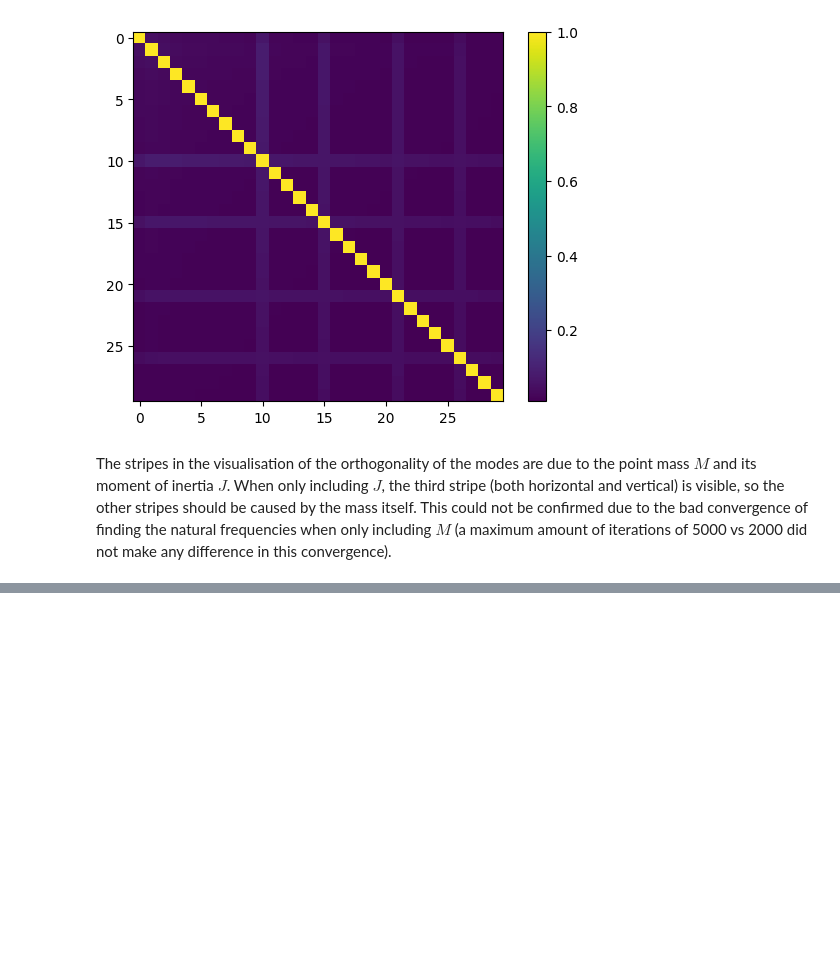
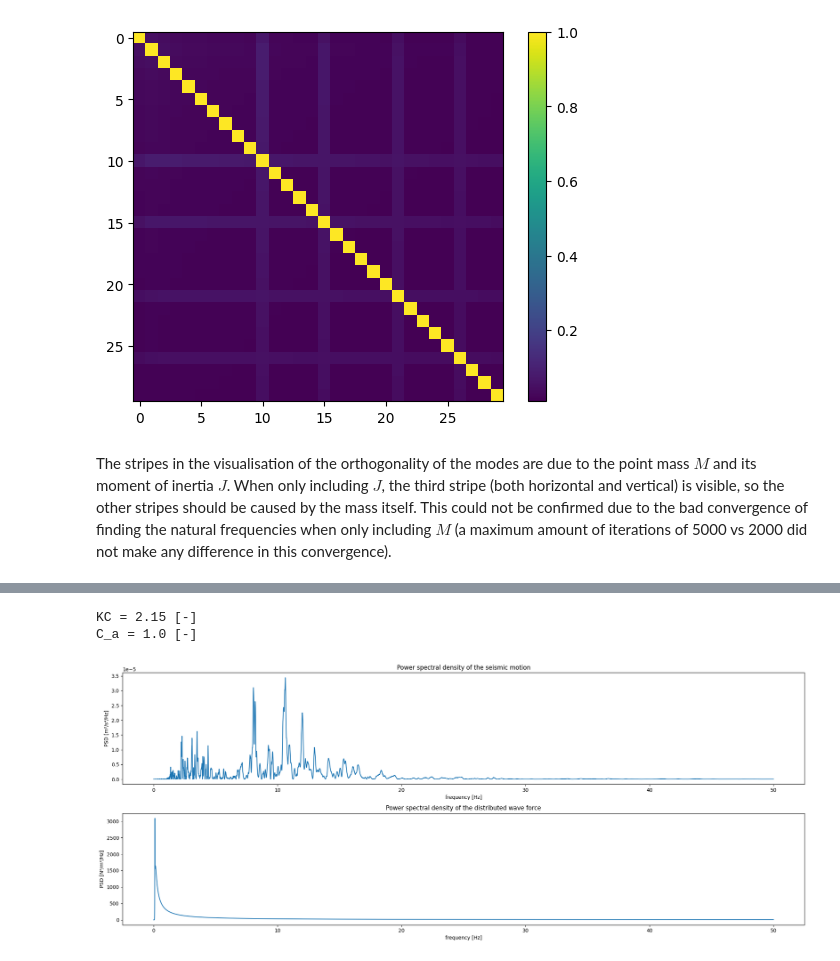
Before and after one commit to Lymone96/CIEM5220-Group2, a Jupyter notebook: 1_SRE/Part 1/CIEM5220_SRE_PW1_2025_MMarissen5381827_GMylonopoulos4807421_BSlingerland5309913_JThomas6276423.ipynb, the cells around one changed output, grey strips where cells are left out. Cells and saved outputs as stored; diff of their text form; code cells hidden in the pictures; blank space fills up the shorter version.

```diff
--- a/1_SRE/Part 1/CIEM5220_SRE_PW1_2025_MMarissen5381827_GMylonopoulos4807421_BSlingerland5309913_JThomas6276423.ipynb
+++ b/1_SRE/Part 1/CIEM5220_SRE_PW1_2025_MMarissen5381827_GMylonopoulos4807421_BSlingerland5309913_JThomas6276423.ipynb
@@ -475,6 +503,8 @@ with $U_{10}$ the average wind speed at a reference height of 10 meter and fetch
 * $U_{10} = 23$ [m/s]
 * $F = 200\cdot10^3$ [m]
 # %%
+#Defining the power spectral density for the wave force (JONSWAP spectrum)
+
 g = 9.81 #m/s²
 beta = 5 / 4
 gamma = 3.3
@@ -490,11 +520,13 @@ f_p = f_p_tilde * g / U_10
 alpha = 0.076 * F_tilde**(-0.22)
 
 freq_waves = np.linspace(0.001, f_max_JS, 500)
-sigma = sigma_l * np.ones_like(freq_waves)
-sigma[freq_waves > f_p] = sigma_u
-PSD_waves = alpha * g**2 * (2 * np.pi)**(-4) * freq_waves**(-5) * np.exp(-beta * (freq_waves / f_p)**(-4)) * gamma**np.exp(-1 / 2 * ((freq_waves / f_p - 1) / sigma)**2)
 
-plt.plot(freq_waves, PSD_waves)
+def JONSWAP(f):
+    sigma = sigma_l * np.ones_like(f)
+    sigma[f > f_p] = sigma_u
+    return alpha * g**2 * (2 * np.pi)**(-4) * f**(-5) * np.exp(-beta * (f / f_p)**(-4)) * gamma**np.exp(-1 / 2 * ((f / f_p - 1) / sigma)**2)
+
+plt.plot(freq_waves, JONSWAP(freq_waves))
 plt.title('JONSWAP spectrum')
 plt.xlabel('f [Hz]')
 plt.ylabel('S(f) [m²/Hz]')
@@ -678,0 +788,47 @@ The stripes in the visualisation of the orthogonality of the modes are due to th
+# %%
+#Calculating the power spectral densities (PSDs) in the correct units for both inputs
+
+#Removing zero frequency value and limit to relevant frequencies
+FRF_freq_max = 50
+mask = (freq_seism > 0) & (freq_seism < FRF_freq_max)
+FRF_freq = freq_seism[mask]
+FRF_omega = FRF_freq * 2 * np.pi
+
+
+#Converting PSD in [g²/Hz] to unit [m²/s⁴/Hz]
+PSD_seism = PSD_seism_0[mask] * g**2
+
+
+PSD_waves_height = JONSWAP(FRF_freq) #[m²/Hz]
+alpha_1 = FRF_omega**2 / 2 #[s⁻²]
+PSD_waves_acceleration = alpha_1**2 * PSD_waves_height #[m²/s⁴/Hz]
+
+m_0 = np.trapezoid(PSD_waves_height, FRF_freq)
+H_s = 4 * np.sqrt(m_0)
+KC = np.pi * H_s / D_out
+print(f'KC = {KC:.2f} [-]') #-> C_M > 2 for smooth cylinder
+
+C_M = 2.05 #[-]
+C_a = np.min([C_M - 1, 1]) #[-]
+print(f'C_a = {C_a} [-]')
+rho_w = 1025 #[kg/m³]
+alpha_2 = A_t * C_M * rho_w #[kg/m]
+PSD_waves_distr_force = alpha_2**2 * PSD_waves_acceleration #[kg²/s⁴/Hz] = [kg²m²/s⁴/m²/Hz] = [N²/m²/Hz]
+
+plt.figure(figsize=(20, 8))
+plt.subplot(2, 1, 1)
+plt.plot(FRF_freq, PSD_seism)
+plt.xlabel('frequency [Hz]')
+plt.ylabel('PSD [m²/s⁴/Hz]')
+plt.title('Power spectral density of the seismic motion')
+
+plt.subplot(2, 1, 2)
+plt.plot(FRF_freq, PSD_waves_distr_force)
+plt.xlabel('frequency [Hz]')
+plt.ylabel('PSD [N²/m²/Hz]')
+plt.title('Power spectral density of the distributed wave force')
+plt.tight_layout()
+# %% [output]
+KC = 2.15 [-]
+C_a = 1.0 [-]
+[figure, added]
```
Also changed, not shown: parts of 38 cells of this notebook, 6 other files.
